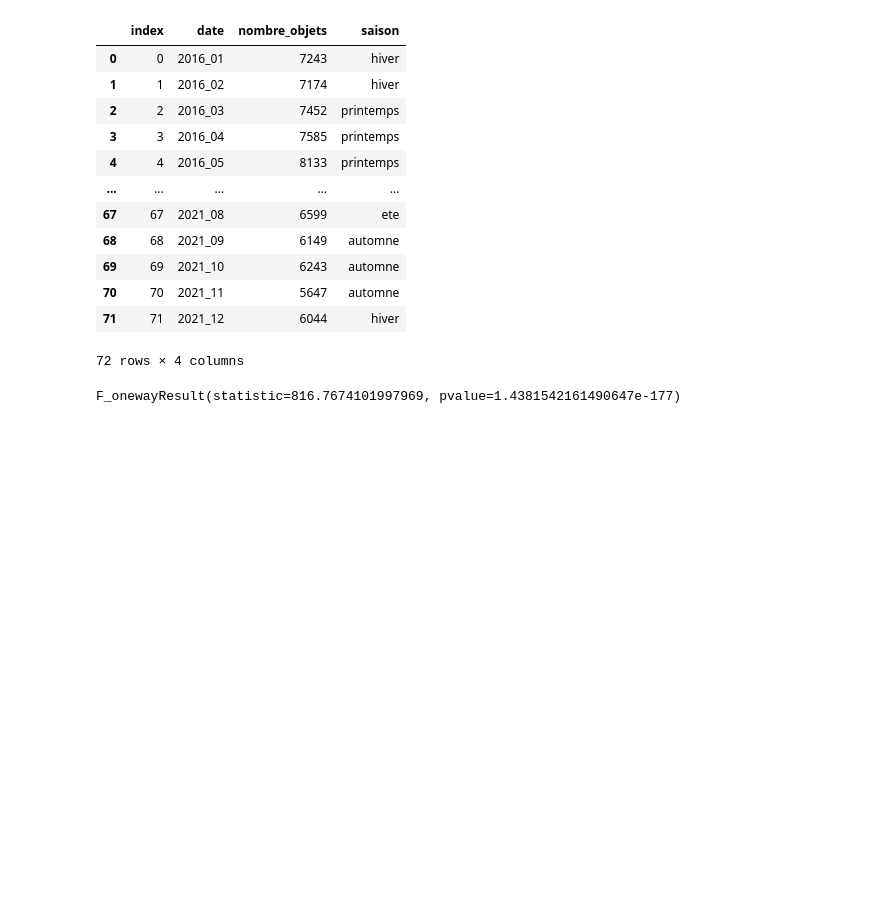
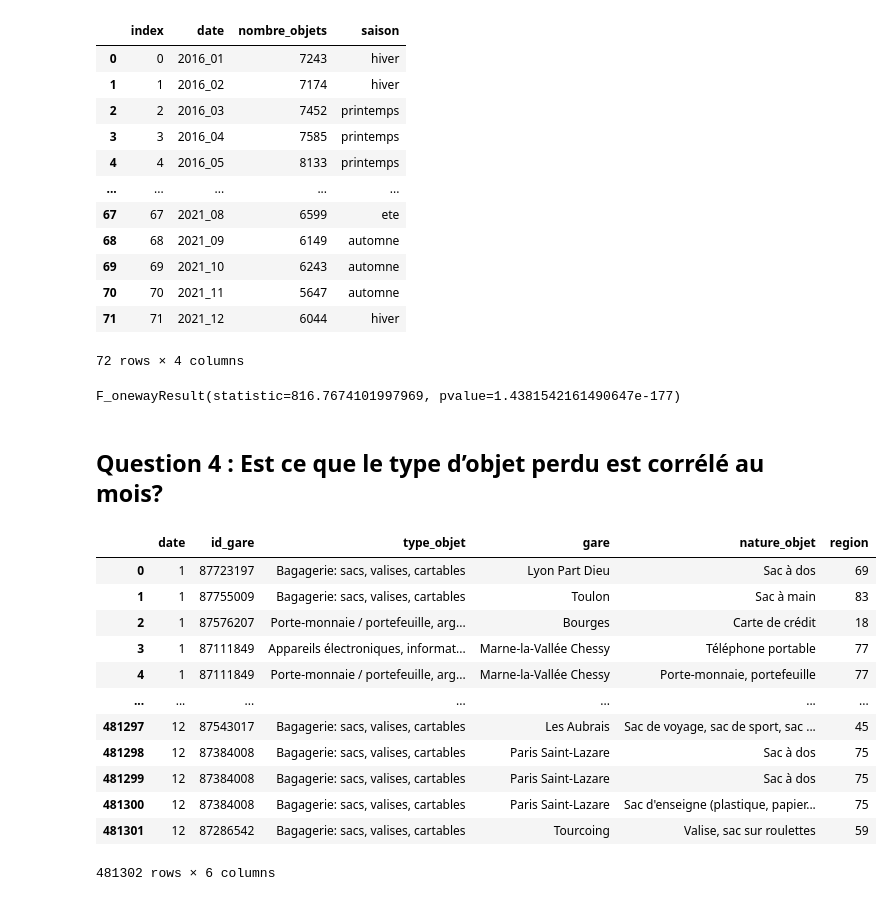
Before and after one commit to Benalieur/sncf, a Jupyter notebook: notebooks/data_science.ipynb, the cells around one changed output. Drawn from its saved outputs; the diff is of its cells as text; code cells hidden in the pictures; blank space fills up the shorter version.

```diff
--- a/notebooks/data_science.ipynb
+++ b/notebooks/data_science.ipynb
@@ -576,3 +577,24 @@ f_oneway_result = f_oneway(test_4_objets["nombre_objets"], test_4_objets['saison
 f_oneway_result
 # %% [output]
 F_onewayResult(statistic=816.7674101997969, pvalue=1.4381542161490647e-177)
+# %% [markdown]
+## Question 4 : Est ce que le type d’objet perdu est corrélé au mois?
+# %%
+test_5_objets = objets_perdus.reset_index().copy()
+test_5_objets['date'] = test_5_objets['date'].dt.month
+
+test_5_objets
+# %% [output]
+|  | date | id_gare | type_objet | gare | nature_objet | region |
+| 0 | 1 | 87723197 | Bagagerie: sacs, valises, cartables | Lyon Part Dieu | Sac à dos | 69 |
+| 1 | 1 | 87755009 | Bagagerie: sacs, valises, cartables | Toulon | Sac à main | 83 |
+| 2 | 1 | 87576207 | Porte-monnaie / portefeuille, arg... | Bourges | Carte de crédit | 18 |
+| 3 | 1 | 87111849 | Appareils électroniques, informat... | Marne-la-Vallée Chessy | Téléphone portable | 77 |
+| 4 | 1 | 87111849 | Porte-monnaie / portefeuille, arg... | Marne-la-Vallée Chessy | Porte-monnaie, portefeuille | 77 |
+| ... | ... | ... | ... | ... | ... | ... |
+| 481297 | 12 | 87543017 | Bagagerie: sacs, valises, cartables | Les Aubrais | Sac de voyage, sac de sport, sac ... | 45 |
+| 481298 | 12 | 87384008 | Bagagerie: sacs, valises, cartables | Paris Saint-Lazare | Sac à dos | 75 |
+| 481299 | 12 | 87384008 | Bagagerie: sacs, valises, cartables | Paris Saint-Lazare | Sac à dos | 75 |
+| 481300 | 12 | 87384008 | Bagagerie: sacs, valises, cartables | Paris Saint-Lazare | Sac d'enseigne (plastique, papier... | 75 |
+| 481301 | 12 | 87286542 | Bagagerie: sacs, valises, cartables | Tourcoing | Valise, sac sur roulettes | 59 |
+481302 rows × 6 columns
```
Also changed, not shown: parts of 5 cells of this notebook, 1 other file.
